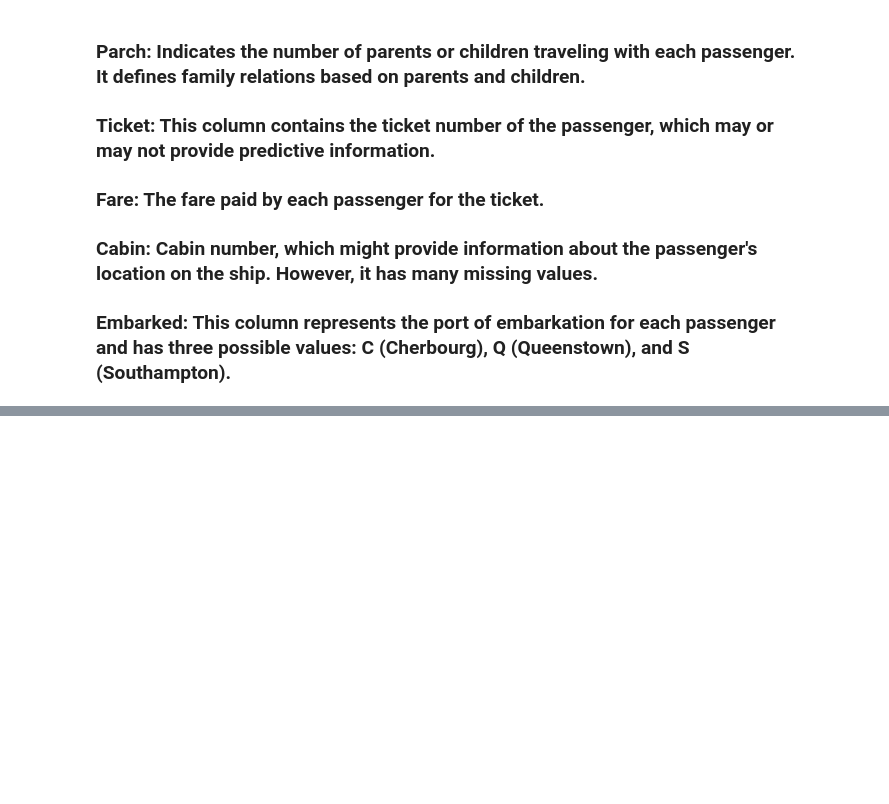
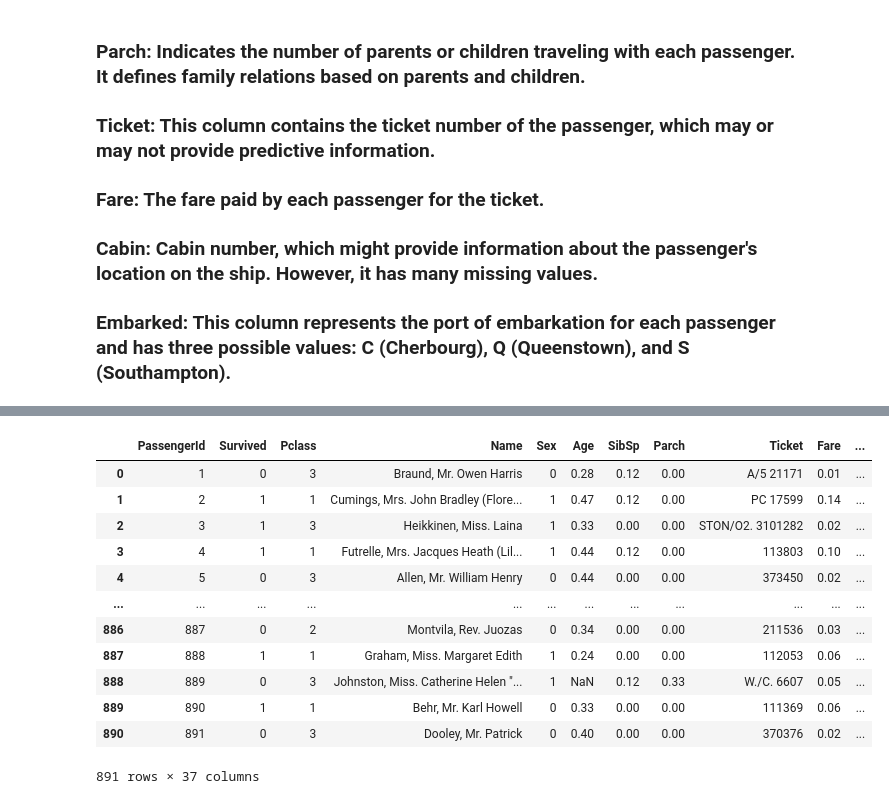
Before and after one commit to sphussey/kaggle_competitions, a Jupyter notebook: titanic-machine-learning-from-disaster.ipynb, the cells around one changed output, grey strips where cells are left out. Cells and saved outputs as stored; diff of their text form; code cells hidden in the pictures; blank space fills up the shorter version.

```diff
--- a/titanic-machine-learning-from-disaster.ipynb
+++ b/titanic-machine-learning-from-disaster.ipynb
@@ -68,0 +164,16 @@ sns.pairplot(raw_data)
+# %%
+preprocessed_data
+# %% [output]
+|  | PassengerId | Survived | Pclass | Name | Sex | Age | SibSp | Parch | Ticket | Fare | ... |
+| 0 | 1 | 0 | 3 | Braund, Mr. Owen Harris | 0 | 0.28 | 0.12 | 0.00 | A/5 21171 | 0.01 | ... |
+| 1 | 2 | 1 | 1 | Cumings, Mrs. John Bradley (Flore... | 1 | 0.47 | 0.12 | 0.00 | PC 17599 | 0.14 | ... |
+| 2 | 3 | 1 | 3 | Heikkinen, Miss. Laina | 1 | 0.33 | 0.00 | 0.00 | STON/O2. 3101282 | 0.02 | ... |
+| 3 | 4 | 1 | 1 | Futrelle, Mrs. Jacques Heath (Lil... | 1 | 0.44 | 0.12 | 0.00 | 113803 | 0.10 | ... |
+| 4 | 5 | 0 | 3 | Allen, Mr. William Henry | 0 | 0.44 | 0.00 | 0.00 | 373450 | 0.02 | ... |
+| ... | ... | ... | ... | ... | ... | ... | ... | ... | ... | ... | ... |
+| 886 | 887 | 0 | 2 | Montvila, Rev. Juozas | 0 | 0.34 | 0.00 | 0.00 | 211536 | 0.03 | ... |
+| 887 | 888 | 1 | 1 | Graham, Miss. Margaret Edith | 1 | 0.24 | 0.00 | 0.00 | 112053 | 0.06 | ... |
+| 888 | 889 | 0 | 3 | Johnston, Miss. Catherine Helen "... | 1 | NaN | 0.12 | 0.33 | W./C. 6607 | 0.05 | ... |
+| 889 | 890 | 1 | 1 | Behr, Mr. Karl Howell | 0 | 0.33 | 0.00 | 0.00 | 111369 | 0.06 | ... |
+| 890 | 891 | 0 | 3 | Dooley, Mr. Patrick | 0 | 0.40 | 0.00 | 0.00 | 370376 | 0.02 | ... |
+891 rows × 37 columns
```
Also changed, not shown: parts of 13 cells of this notebook.
